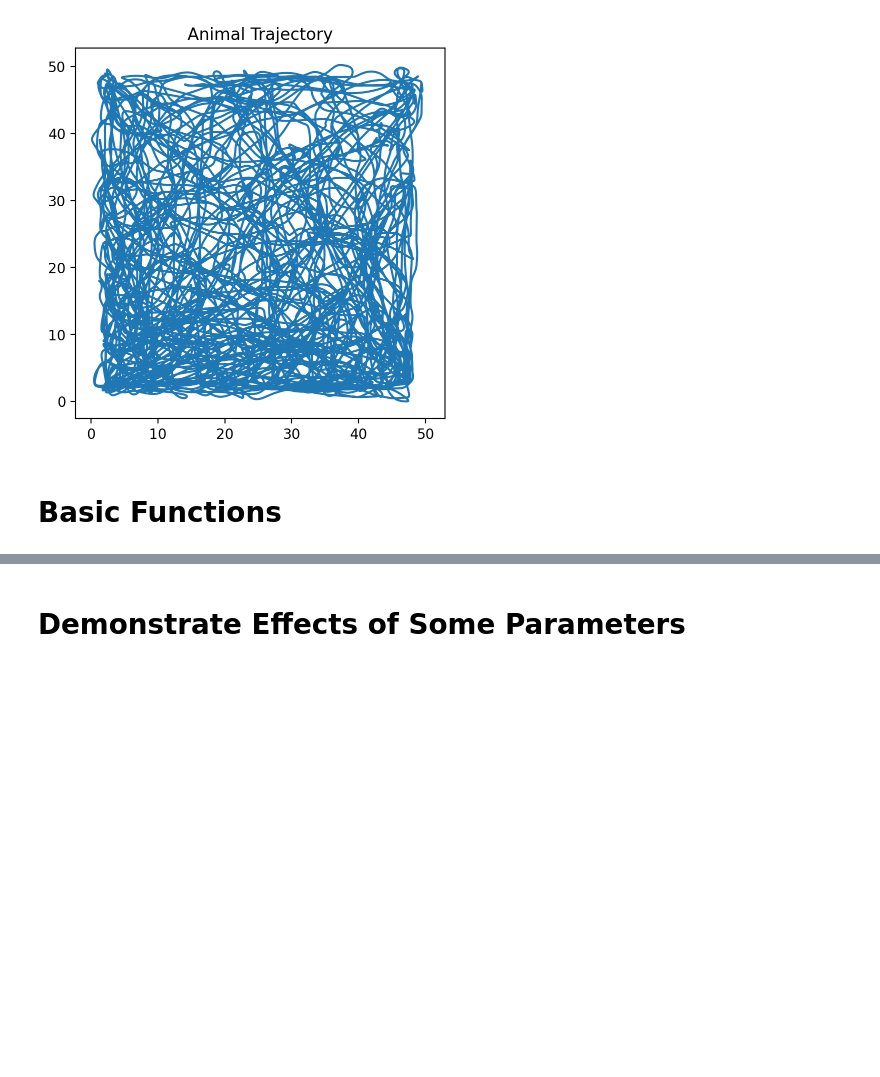
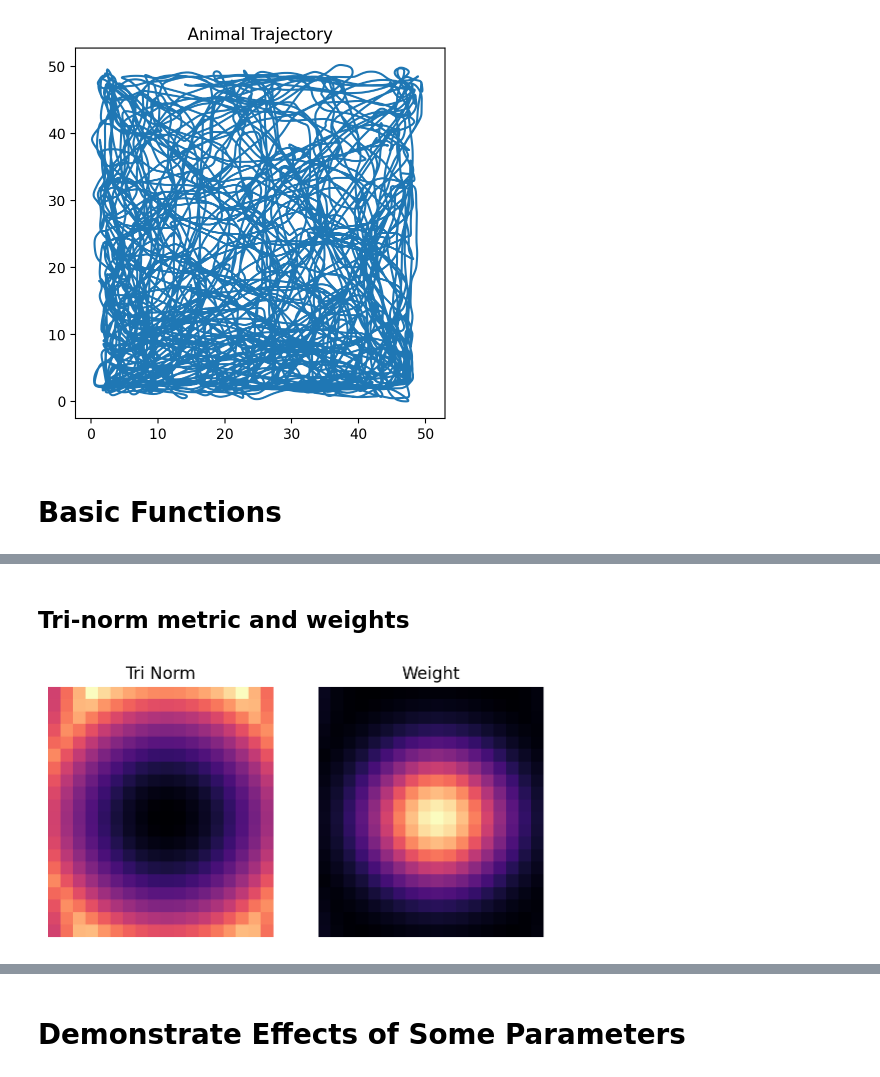
Before and after one commit to johnhwen1/ttgc, a Jupyter notebook: examples/ttgc.ipynb, the cells around one changed output, grey strips where cells are left out. Cells and saved outputs as stored; diff of their text form; code cells hidden in the pictures; blank space fills up the shorter version.

```diff
--- a/examples/ttgc.ipynb
+++ b/examples/ttgc.ipynb
@@ -230,0 +233,29 @@ for t in range(3):
+# %% [markdown]
+## Tri-norm metric and weights
+# %%
+# Calculate tri_norm
+cell_idx = n_y * n_x // 2 + n_y // 2
+cell_diff_pos = cell_position_diffs[:, cell_idx, :]
+cell_tri_norm = update.calc_tri_dist_squared(cell_diff_pos, use_GPU)
+
+# Weight is calculated as I*exp(-distance / sigma) - T
+alpha_sim = 0.08
+beta_sim = np.pi/6
+velocity = np.zeros((2,1))
+I_sim = 0.20
+sigma_sim = 0.26
+T_sim = 0.04
+tau_sim = 0.9
+W, _ = update.calc_weight_mat(cell_position_diffs, n_y, n_x, alpha_sim, beta_sim, velocity, I_sim, sigma_sim, T_sim, use_GPU)
+
+plt.subplot(1,2,1)
+plt.imshow(cell_tri_norm.reshape(n_x, n_y))
+_ = plt.title('Tri Norm')
+plt.axis('off')
+
+plt.subplot(1,2,2)
+_ = plt.imshow(W[cell_idx].reshape(n_x, n_y))
+_ = plt.title('Weight')
+_ = plt.axis('off')
+# %% [output]
+[figure, added]
```
Also changed, not shown: parts of 15 cells of this notebook, 5 other files.
